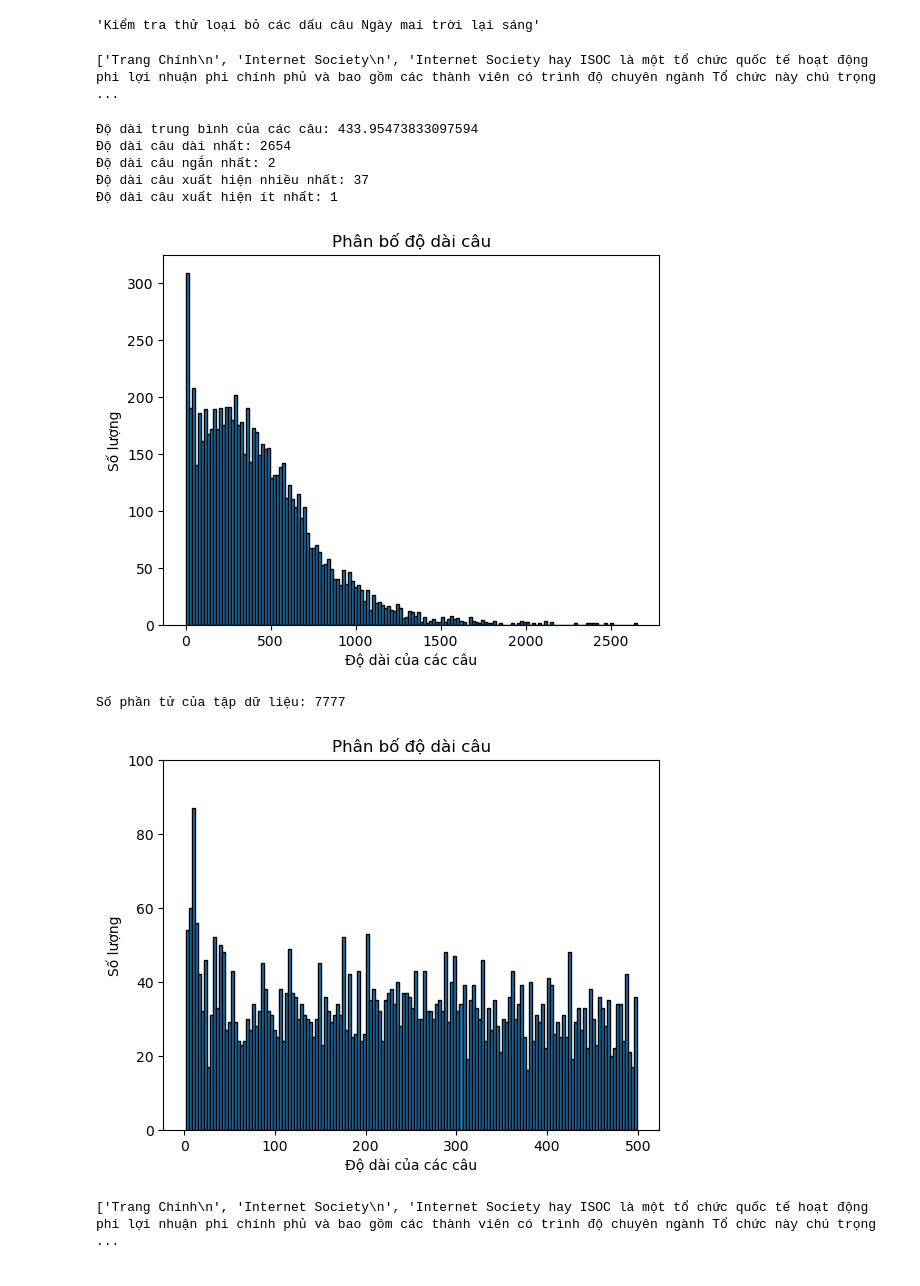
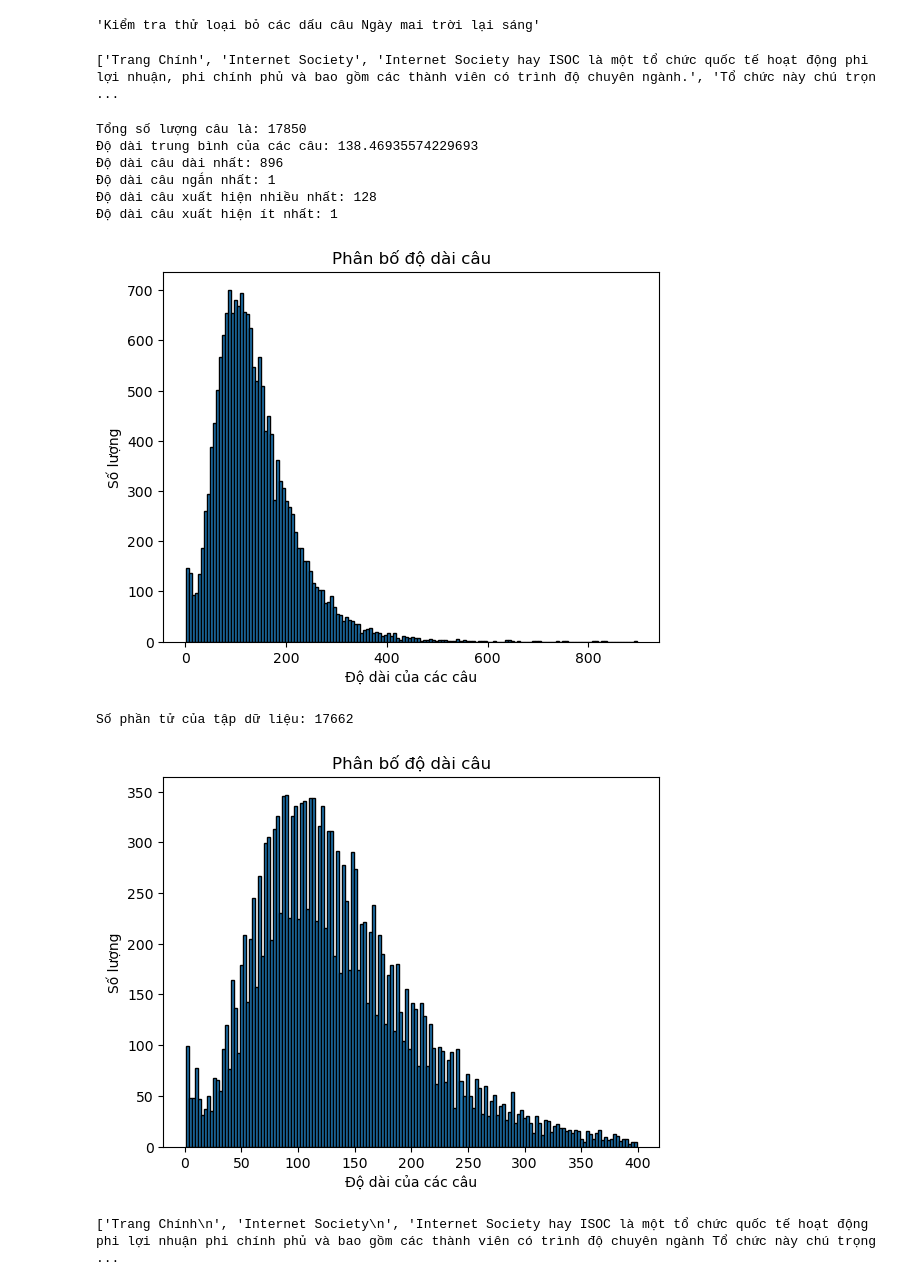
Before and after one commit to kingofnonames/Project-1, a Jupyter notebook: project1.ipynb, the cells around one changed output. Cells and saved outputs as stored; diff of their text form; code cells hidden in the pictures.

```diff
--- a/project1.ipynb
+++ b/project1.ipynb
@@ -9,0 +13,10 @@ from collections import Counter
+# %%
+
+"""
+Splits a paragraph into individual sentences based on punctuation marks.
+:param paragraph: str, the input paragraph
+:return: list, the sentences
+"""
+def split_into_sentences(paragraph):
+    sentences = re.split(r'(?<!\w\.\w\.)(?<![A-Z][a-z]\.)(?<=\.|\?|\!)\s', paragraph)
+    return [sentence.strip() for sentence in sentences if sentence.strip()]
@@ -48,9 +67,3 @@ def remove_diacritic(text):
 file_path = 'train_ipt_500k.pkl'
 with open(file_path, 'rb') as f:
     train_ipt_500k = pickle.load(f)
-# %%
-train_dataset = train_ipt_500k[:7777]
-corpus_process = remove_punctuation_corpus(train_dataset)
-print(corpus_process[:10])
-# %% [output]
-['Trang Chính\n', 'Internet Society\n', 'Internet Society hay ISOC là một tổ chức quốc tế hoạt động phi lợi nhuận phi chính phủ và bao gồm các thành viên có trình độ chuyên ngành Tổ chức này chú trọng ...
@@ -59 +70,8 @@ train_dataset = train_ipt_500k[:7777]
+# %%
+dataset = train_ipt_500k[:5678]
+sentences_data = [sent for sentence in dataset for sent in split_into_sentences(sentence)]
+#remove_punctuation_corpus(dataset)
+print(sentences_data[:10])
+# %% [output]
+['Trang Chính', 'Internet Society', 'Internet Society hay ISOC là một tổ chức quốc tế hoạt động phi lợi nhuận, phi chính phủ và bao gồm các thành viên có trình độ chuyên ngành.', 'Tổ chức này chú trọn ...
 # %%
@@ -62,40 +80,41 @@ lengths_counts = Counter(train_dataset_length)
 # %%
-print(f"Độ dài trung bình của các câu: {sum(train_dataset_length) / len(train_dataset)}")
-print(f"Độ dài câu dài nhất: {max(train_dataset_length)}")
-print(f"Độ dài câu ngắn nhất: {min(train_dataset_length)}")
+print(f"Tổng số lượng câu là: {len(sentences_data)}")
+print(f"Độ dài trung bình của các câu: {sum(sentences_data_length) / len(sentences_data)}")
+print(f"Độ dài câu dài nhất: {max(sentences_data_length)}")
+print(f"Độ dài câu ngắn nhất: {min(sentences_data_length)}")
 most_common_length, frequency_max = lengths_counts.most_common(1)[0]
 print(f"Độ dài câu xuất hiện nhiều nhất: {frequency_max}")
 least_common_length, frequency_min = lengths_counts.most_common()[-1]
 print(f"Độ dài câu xuất hiện ít nhất: {frequency_min}")
 # %% [output]
-Độ dài trung bình của các câu: 433.95473833097594
-Độ dài câu dài nhất: 2654
-Độ dài câu ngắn nhất: 2
-Độ dài câu xuất hiện nhiều nhất: 37
+Tổng số lượng câu là: 17850
+Độ dài trung bình của các câu: 138.46935574229693
+Độ dài câu dài nhất: 896
+Độ dài câu ngắn nhất: 1
+Độ dài câu xuất hiện nhiều nhất: 128
 Độ dài câu xuất hiện ít nhất: 1
 # %%
-plt.hist(train_dataset_length, bins = 150, edgecolor = "black")
+plt.hist(sentences_data_length, bins = 150, edgecolor = "black")
 plt.title("Phân bố độ dài câu")
 plt.xlabel("Độ dài của các câu")
 plt.ylabel("Số lượng")
 plt.show()
 # %% [output]
-[figure, old version]
+[figure, new version]
 # %%
-train_dataset_new = [train_dataset[i] for i in range(len(train_dataset)) if len(train_dataset[i]) < 500]
-print(f"Số phần tử của tập dữ liệu: {len(train_dataset)}")
-train_dataset_length_new = [len(sentence) for sentence in train_dataset_new]
+sentences_data_new = [sentences_data[i] for i in range(len(sentences_data)) if len(sentences_data[i]) < 400]
+print(f"Số phần tử của tập dữ liệu: {len(sentences_data_new)}")
+sentences_data_length_new = [len(sentence) for sentence in sentences_data_new]
 # %% [output]
-Số phần tử của tập dữ liệu: 7777
+Số phần tử của tập dữ liệu: 17662
 # %%
-plt.hist(train_dataset_length_new, bins = 150, edgecolor = "black")
+plt.hist(sentences_data_length_new, bins = 150, edgecolor = "black")
 plt.title("Phân bố độ dài câu")
 plt.xlabel("Độ dài của các câu")
 plt.ylabel("Số lượng")
-plt.ylim(0, 100)
 plt.show()
 # %% [output]
-[figure, old version]
+[figure, new version]
 # %%
 corpus_process = remove_punctuation_corpus(train_dataset_new)
 print(corpus_process[:10])
```
Also changed, not shown: parts of 10 cells of this notebook, 4 other files.
